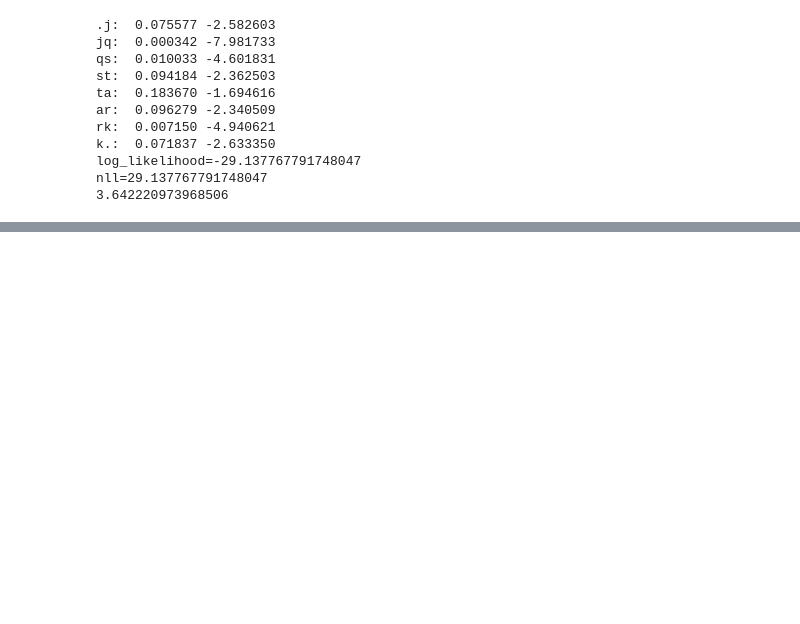
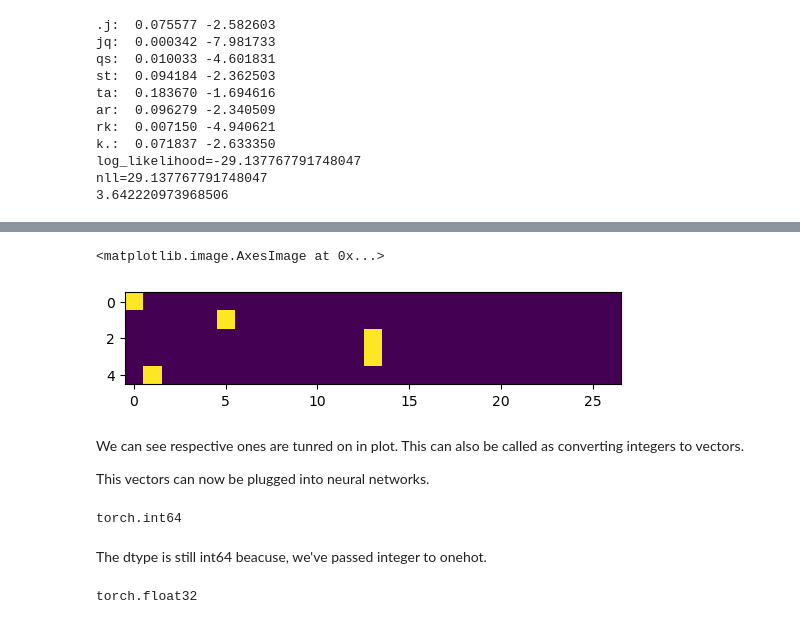
Before and after one commit to JpChii/makemore, a Jupyter notebook: bigram.ipynb, the cells around one changed output, grey strips where cells are left out. Cells and saved outputs as stored; diff of their text form; code cells hidden in the pictures; blank space fills up the shorter version.

Commit message:
bigram model with neural network

```diff
--- a/bigram.ipynb
+++ b/bigram.ipynb
@@ -991,0 +1005,14 @@ Now jq has a very small probabality for this bigram.
+# %%
+xs, ys = [], []
+
+for w in words[:1]:
+    chs = ['.'] + list(w) + ['.']
+    for ch1, ch2 in zip(chs, chs[1:]):
+        ix1 = stoi[ch1]
+        ix2 = stoi[ch2]
+        print(ch1, ch2)
+        xs.append(ix1)
+        ys.append(ix2)
+
+xs_1 = torch.tensor(xs)
+ys_1 = torch.tensor(ys)
@@ -991,0 +1066,5 @@ Now jq has a very small probabality for this bigram.
+# %%
+import torch.nn.functional as F
+# Testing one hot with xs1
+xs1enc = F.one_hot(xs_1, num_classes=27)
+xs1enc.shape
@@ -991,0 +1086,21 @@ Now jq has a very small probabality for this bigram.
+# %%
+plt.imshow(xs1enc)
+# %% [output]
+<matplotlib.image.AxesImage at 0x...>
+[figure, added]
+# %% [markdown]
+We can see respective ones are tunred on in plot. This can also be called as converting integers to vectors.
+
+This vectors can now be plugged into neural networks.
+# %%
+# Let's make sure the dtype is not integer before passing it to neural net
+xs1enc.dtype
+# %% [output]
+torch.int64
+# %% [markdown]
+The dtype is still int64 beacuse, we've passed integer to onehot.
+# %%
+xs1enc = xs1enc.float()
+xs1enc.dtype
+# %% [output]
+torch.float32
```
Also changed, not shown: parts of 73 cells of this notebook.
